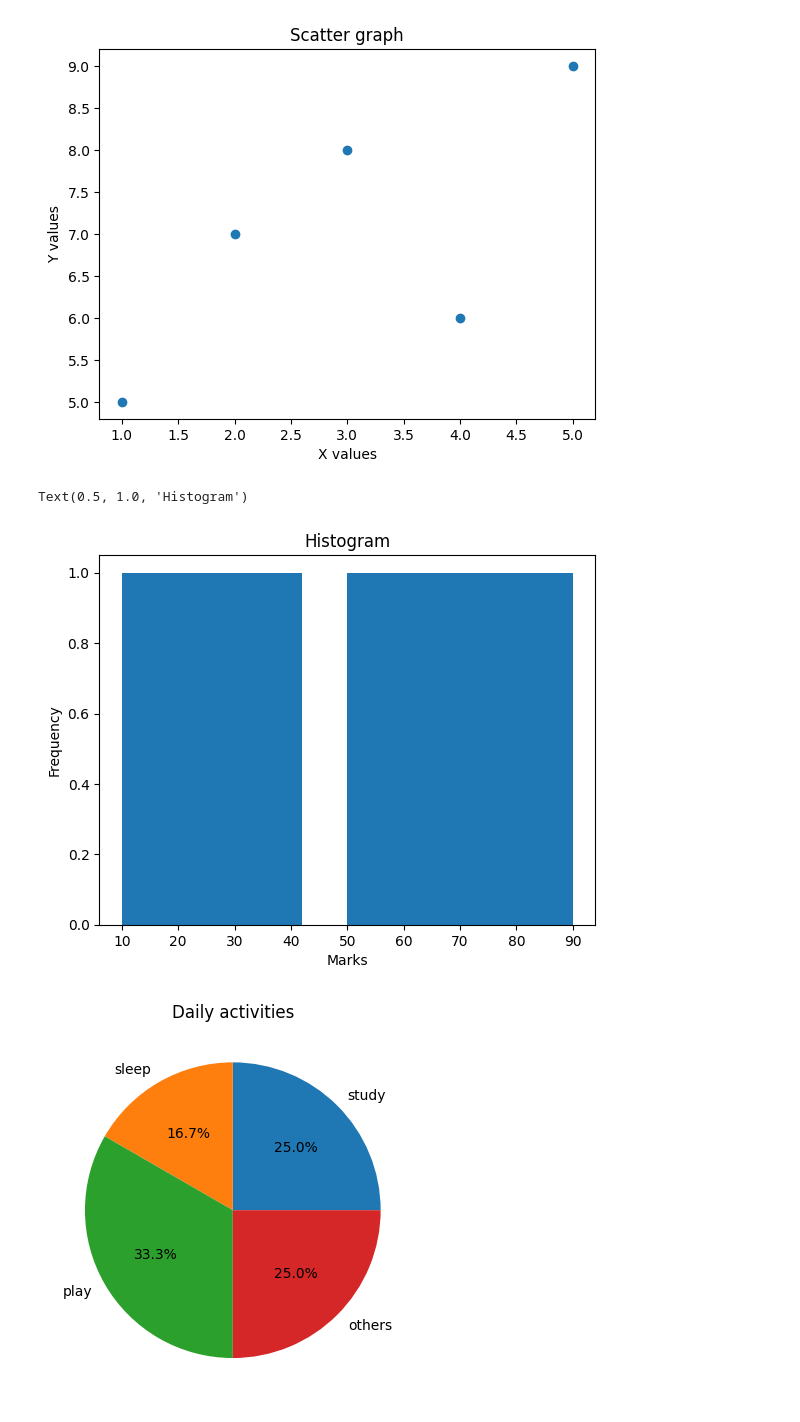
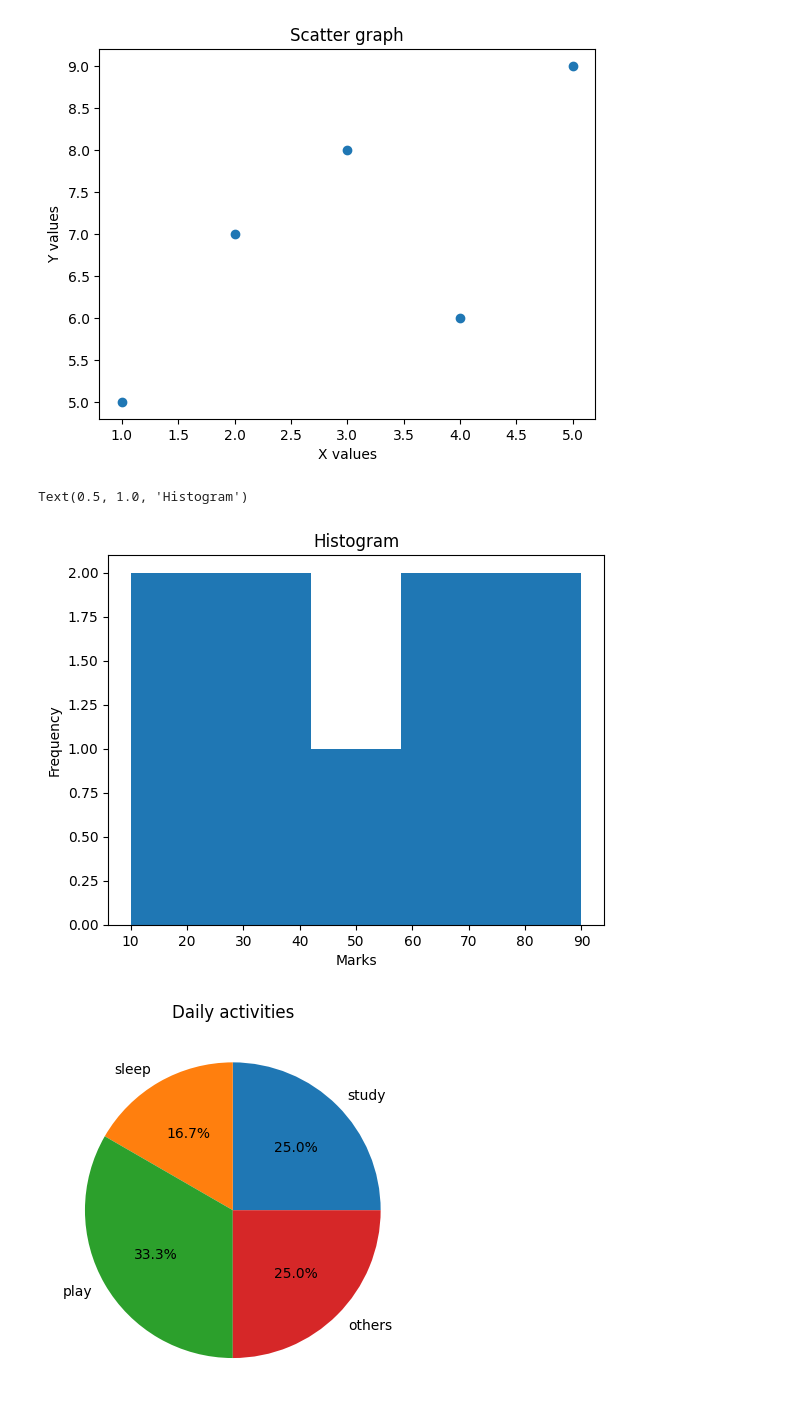
Before and after one commit to bharathchandrachennojwala/2025-26-4112-Ch.BharathChandra-AI-B-DS, a Jupyter notebook: week 2_(10-02-2026)/11)visualization graphs.ipynb, the cells around one changed output. Saved outputs shown, nothing was run; the diff lists cells and outputs as text; code cells hidden in the pictures.

```diff
--- a/week 2_(10-02-2026)/11)visualization graphs.ipynb
+++ b/week 2_(10-02-2026)/11)visualization graphs.ipynb
@@ -43,14 +43,14 @@ plt.show()
 # %%
 #HISTOGRAM
 import matplotlib.pyplot as plt
 marks=[90,80,70,60,50,40,30,20,10]
-plt.hist(marks)
+plt.hist(marks,bins=5)
 plt.xlabel("Marks")
 plt.ylabel("Frequency")
 plt.title("Histogram")
 # %% [output]
 Text(0.5, 1.0, 'Histogram')
-[figure, old version]
+[figure, new version]
 # %%
 #PIE CHART
 import matplotlib.pyplot as plt
```
